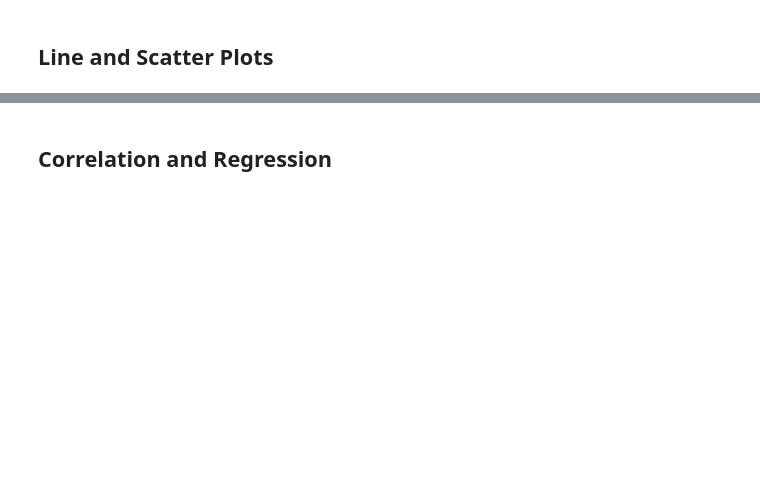
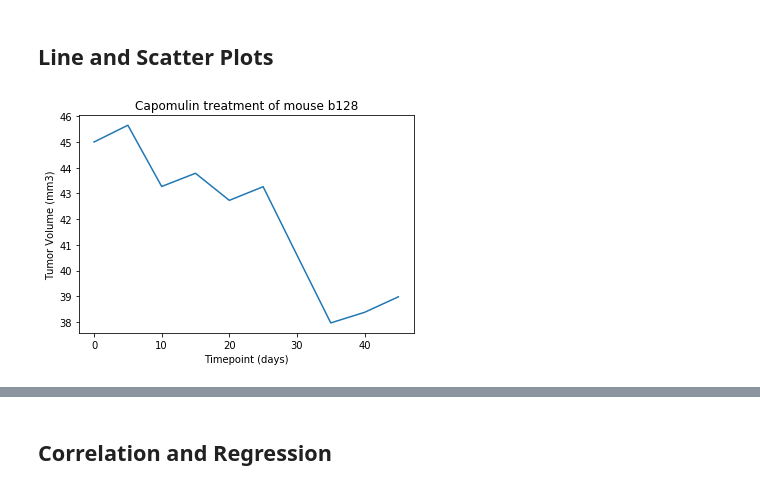
Before and after one commit to Lubinl/Matplotlib-Challenge, a Jupyter notebook: Instructions/Pymaceuticals/pymaceuticals_starter.ipynb, the cells around one changed output, grey strips where cells are left out. Saved outputs shown, nothing was run; the diff lists cells and outputs as text; code cells hidden in the pictures; blank space fills up the shorter version.

```diff
--- a/Instructions/Pymaceuticals/pymaceuticals_starter.ipynb
+++ b/Instructions/Pymaceuticals/pymaceuticals_starter.ipynb
@@ -285,6 +345,14 @@ Calculate the quartiles and IQR and quantitatively determine if there are any po
 # %%
 # Generate a line plot of tumor volume vs. time point for a single mouse
 # treated with Capomulin
+capomulin_mouse = new_merged_df[new_merged_df['Mouse ID'] == 'b128']
+plt.plot(capomulin_mouse['Timepoint_x'], capomulin_mouse['Tumor Volume (mm3)'])
+plt.title('Capomulin treatment of mouse b128')
+plt.ylabel('Tumor Volume (mm3)')
+plt.xlabel('Timepoint (days)')
+plt.show()
+# %% [output]
+[figure, added]
 # %%
 # Generate a scatter plot of average tumor volume vs. mouse weight
 # for all mice in the Capomulin regimen
```
Also changed, not shown: parts of 21 cells of this notebook.
